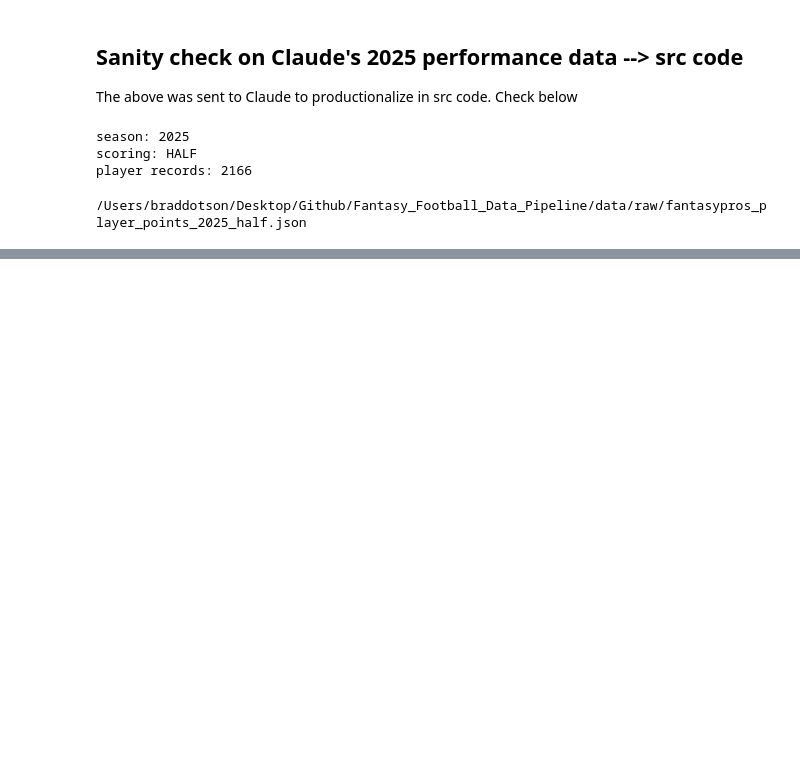
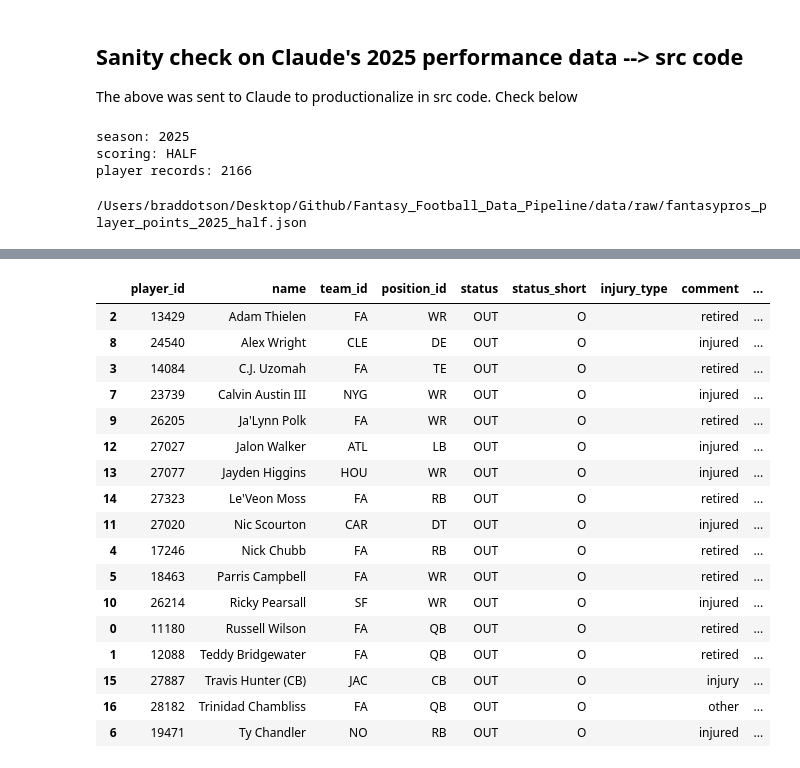
Before and after one commit to brad-dotson/Fantasy_Football_Data_Pipeline, a Jupyter notebook: notebooks/00_fantasypros_api_sandbox.ipynb, the cells around one changed output, grey strips where cells are left out. Cells and saved outputs as stored; diff of their text form; code cells hidden in the pictures; blank space fills up the shorter version.

Commit message:
Investigated Fantasy Pros injury data endpoint and determined it was not valuable for this purpose. Not adding to pipeline. Updated context docs accordingly.

```diff
--- a/notebooks/00_fantasypros_api_sandbox.ipynb
+++ b/notebooks/00_fantasypros_api_sandbox.ipynb
@@ -768,0 +799,11 @@ print(saved_path)
+# %%
+# API CALL! - run once
+
+injuries_response = requests.get(
+    injuries_url,
+    headers=headers,
+    params=injuries_params,
+    timeout=30
+)
+
+print("Status:", injuries_response.status_code)
@@ -768,0 +812,11 @@ print(saved_path)
+# %%
+injuries_data = injuries_response.json()
+
+print("Response type:", type(injuries_data))
+print("Top-level keys:", injuries_data.keys())
+
+for key, value in injuries_data.items():
+    if not isinstance(value, (list, dict)):
+        print(f"{key}: {value}")
+    else:
+        print(f"{key}: {type(value).__name__} with {len(value)} items")
@@ -768,0 +855,38 @@ print(saved_path)
+# %%
+import pandas as pd
+
+injuries_df = pd.DataFrame(injuries_data["injuries"])
+
+injuries_df[
+    [
+        "player_id",
+        "name",
+        "team_id",
+        "position_id",
+        "status",
+        "status_short",
+        "injury_type",
+        "comment",
+        "injury_update_date",
+        "probability_of_playing",
+    ]
+].sort_values("name")
+# %% [output]
+|  | player_id | name | team_id | position_id | status | status_short | injury_type | comment | ... |
+| 2 | 13429 | Adam Thielen | FA | WR | OUT | O |  | retired | ... |
+| 8 | 24540 | Alex Wright | CLE | DE | OUT | O |  | injured | ... |
+| 3 | 14084 | C.J. Uzomah | FA | TE | OUT | O |  | retired | ... |
+| 7 | 23739 | Calvin Austin III | NYG | WR | OUT | O |  | injured | ... |
+| 9 | 26205 | Ja'Lynn Polk | FA | WR | OUT | O |  | retired | ... |
+| 12 | 27027 | Jalon Walker | ATL | LB | OUT | O |  | injured | ... |
+| 13 | 27077 | Jayden Higgins | HOU | WR | OUT | O |  | injured | ... |
+| 14 | 27323 | Le'Veon Moss | FA | RB | OUT | O |  | retired | ... |
+| 11 | 27020 | Nic Scourton | CAR | DT | OUT | O |  | injured | ... |
+| 4 | 17246 | Nick Chubb | FA | RB | OUT | O |  | retired | ... |
+| 5 | 18463 | Parris Campbell | FA | WR | OUT | O |  | retired | ... |
+| 10 | 26214 | Ricky Pearsall | SF | WR | OUT | O |  | injured | ... |
+| 0 | 11180 | Russell Wilson | FA | QB | OUT | O |  | retired | ... |
+| 1 | 12088 | Teddy Bridgewater | FA | QB | OUT | O |  | retired | ... |
+| 15 | 27887 | Travis Hunter (CB) | JAC | CB | OUT | O |  | injury | ... |
+| 16 | 28182 | Trinidad Chambliss | FA | QB | OUT | O |  | other | ... |
+| 6 | 19471 | Ty Chandler | NO | RB | OUT | O |  | injured | ... |
```
Also changed, not shown: parts of 5 cells of this notebook, 2 other files.
